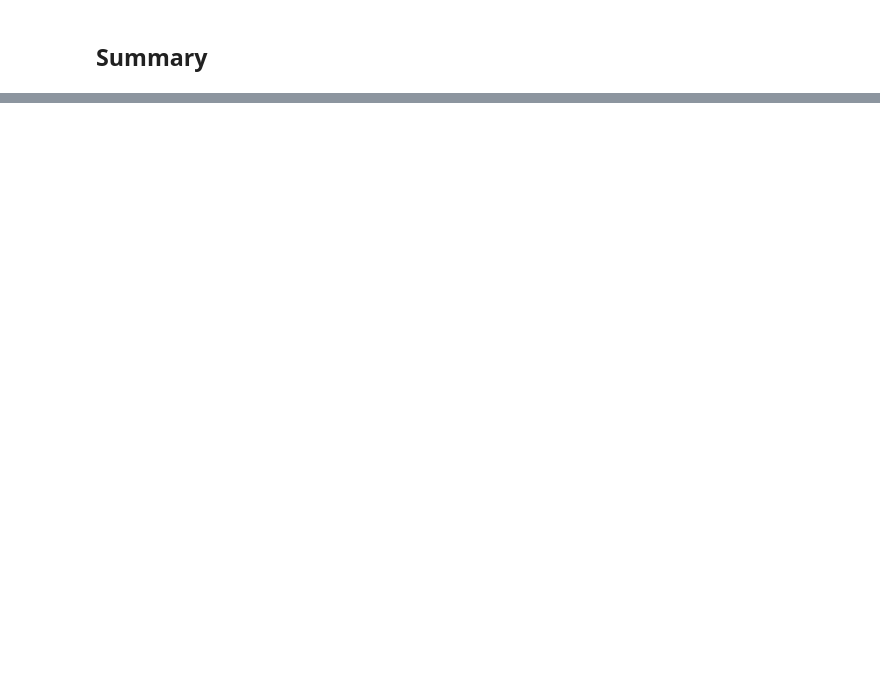
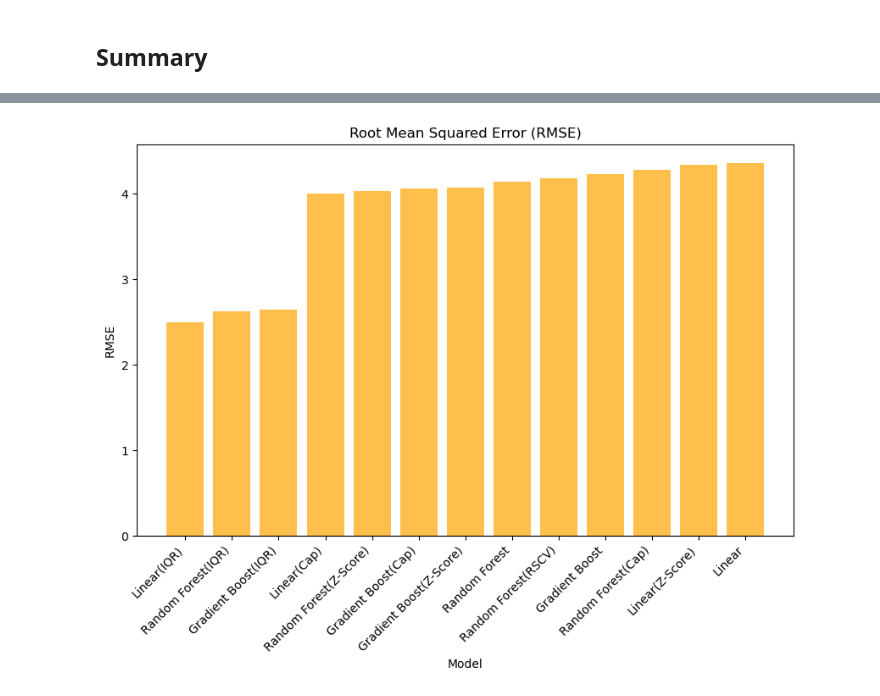
Before and after one commit to rpixpunk/IS_Project, a Jupyter notebook: Project/Boston/boston.ipynb, the cells around one changed output, grey strips where cells are left out. Saved outputs shown, nothing was run; the diff lists cells and outputs as text; code cells hidden in the pictures; blank space fills up the shorter version.

```diff
--- a/Project/Boston/boston.ipynb
+++ b/Project/Boston/boston.ipynb
@@ -598,0 +648,11 @@ print(model_metrics)
+# %%
+model_metrics_sorted = model_metrics.sort_values(by='RMSE', ascending=True)
+plt.figure(figsize=(10, 6))
+plt.bar(model_metrics_sorted['Model'], model_metrics_sorted['RMSE'], color='orange', alpha=0.7)
+plt.xlabel('Model')
+plt.ylabel('RMSE')
+plt.title('Root Mean Squared Error (RMSE)')
+plt.xticks(rotation=45, ha='right')
+plt.show()
+# %% [output]
+[figure, added]
```
Also changed, not shown: parts of 33 cells of this notebook, 2 other files.
